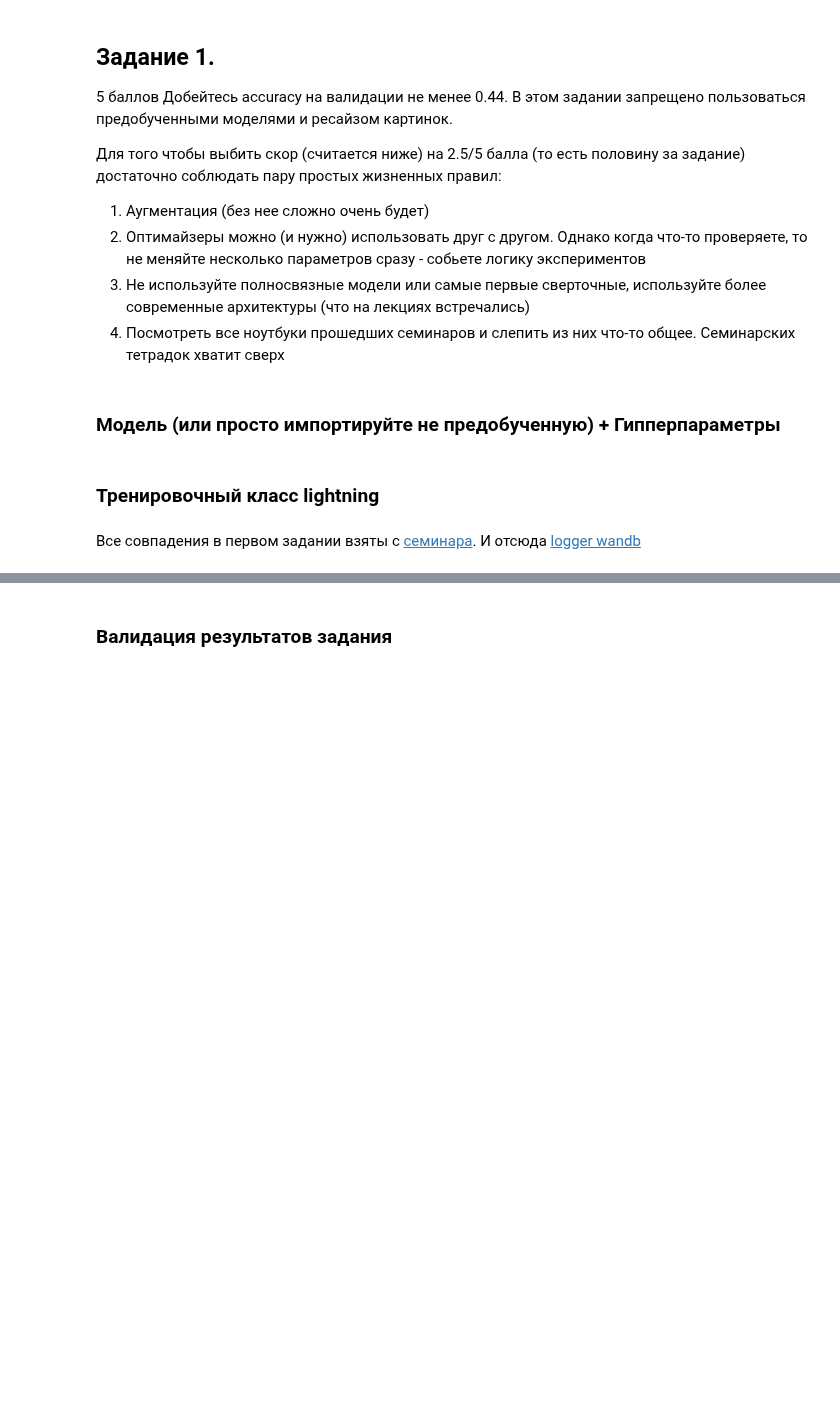
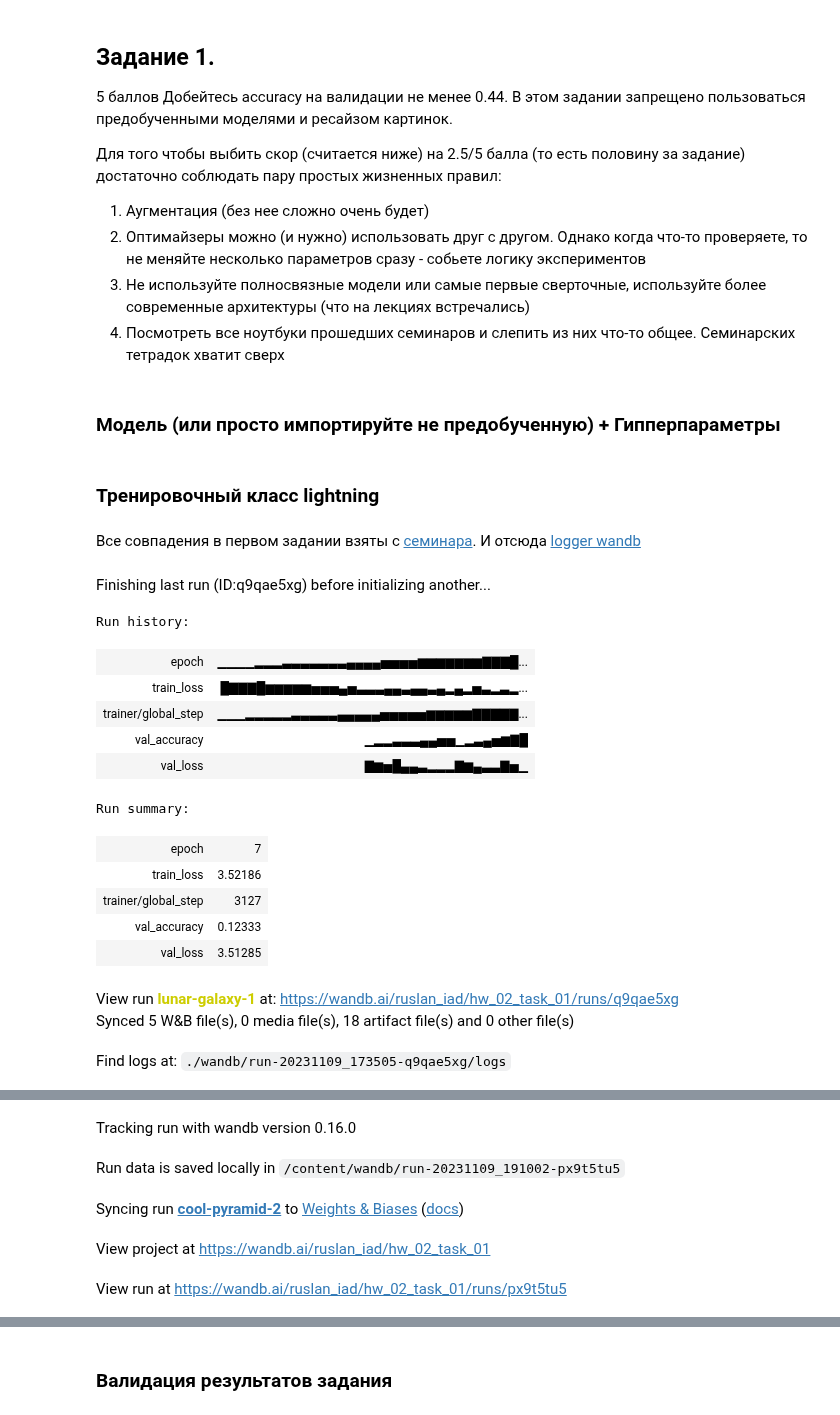
Before and after one commit to RuslanGaliullin/iad-deep-learning, a Jupyter notebook: 2023/homeworks/hw2/hw_2.ipynb, the cells around one changed output, grey strips where cells are left out. Cells and saved outputs as stored; diff of their text form; code cells hidden in the pictures; blank space fills up the shorter version.

```diff
--- a/2023/homeworks/hw2/hw_2.ipynb
+++ b/2023/homeworks/hw2/hw_2.ipynb
@@ -199,7 +190,7 @@ train_transform = transforms.Compose(
         transforms.Normalize((0.4914, 0.4822, 0.4465), (0.247, 0.243, 0.261)),
     ]
 )
-
+indices = torch.arange(500)
 # torchvision.transforms.Compose([
 #     torchvision.transforms.RandomCrop(32, padding=4),
 #     torchvision.transforms.RandomHorizontalFlip(),
@@ -219,9 +210,9 @@ val_dataset = ImageFolder('/content/dataset/dataset/val', transform=val_transfor
 # REPLACE ./dataset/dataset WITH THE FOLDER WHERE YOU DOWNLOADED AND UNZIPPED THE DATASET
 
 train_dataloader = DataLoader(
-    train_dataset, batch_size=32, shuffle=True, num_workers=4
+    data_utils.Subset(train_dataset, indices), batch_size=256, shuffle=True, num_workers=4
 )
-val_dataloader = DataLoader(val_dataset, batch_size=128, num_workers=4)
+val_dataloader = DataLoader(data_utils.Subset(val_dataset, indices), batch_size=128, num_workers=4)
 # %%
 # Just very simple sanity checks
 assert isinstance(train_dataset[0], tuple)
@@ -312,7 +303,7 @@ class YourModule(pl.LightningModule):
         return result
 
     def configure_optimizers(self):
-        optimizer = torch.optim.Adam(self.parameters(), lr=self.learning_rate)
+        optimizer = torch.optim.RMSprop(self.parameters(), lr=self.learning_rate)
         return optimizer
 
     def training_step(self, train_batch, batch_idx):
@@ -331,6 +322,24 @@ class YourModule(pl.LightningModule):
         return loss
 # %%
 wandb_logger = WandbLogger(log_model='all') # какие возможности дает с pytorch_lightning https://docs.wandb.ai/guides/integrations/lightning
+wandb.init(project="hw_02_task_01")
 
 model = SimpleNet(200)
 module = YourModule(model, learning_rate=LR)
+# %% [output]
+Finishing last run (ID:q9qae5xg) before initializing another...
+Run history:
+| epoch | ▁▁▁▁▂▂▂▃▃▃▃▃▃▃▄▄▄▄▅▅▅▅▆▆▆▆▆▆▆▇▇▇█... |
+| train_loss | █▇▇▇█▆▆▆▆▆▅▅▅▄▅▃▃▃▄▄▃▄▄▃▄▂▄▂▅▃▂▃▂... |
+| trainer/global_step | ▁▁▁▂▂▂▂▂▃▃▃▃▃▄▄▄▄▄▅▅▅▅▅▆▆▆▆▆▇▇▇▇▇... |
+| val_accuracy | ▁▂▂▃▃▃▄▄▅▅▁▂▃▄▅▆▇█ |
+| val_loss | ▇▆▅█▄▄▃▂▂▂▇▆▄▃▃▇▅▁ |
+Run summary:
+| epoch | 7 |
+| train_loss | 3.52186 |
+| trainer/global_step | 3127 |
+| val_accuracy | 0.12333 |
+| val_loss | 3.51285 |
+View run lunar-galaxy-1 at: https://wandb.ai/ruslan_iad/hw_02_task_01/runs/q9qae5xg
+Synced 5 W&B file(s), 0 media file(s), 18 artifact file(s) and 0 other file(s)
+Find logs at: ./wandb/run-20231109_173505-q9qae5xg/logs
@@ -337,3 +347,8 @@ module = YourModule(model, learning_rate=LR)
+Tracking run with wandb version 0.16.0
+Run data is saved locally in /content/wandb/run-20231109_191002-px9t5tu5
+Syncing run cool-pyramid-2 to Weights & Biases (docs)
+View project at https://wandb.ai/ruslan_iad/hw_02_task_01
+View run at https://wandb.ai/ruslan_iad/hw_02_task_01/runs/px9t5tu5
 # %%
 trainer = pl.Trainer(accelerator="gpu", logger=wandb_logger, max_epochs=EPOCHS)
 # trainer.tune(module, train_dataloader, val_dataloader)
```
Also changed, not shown: parts of 8 cells of this notebook.
